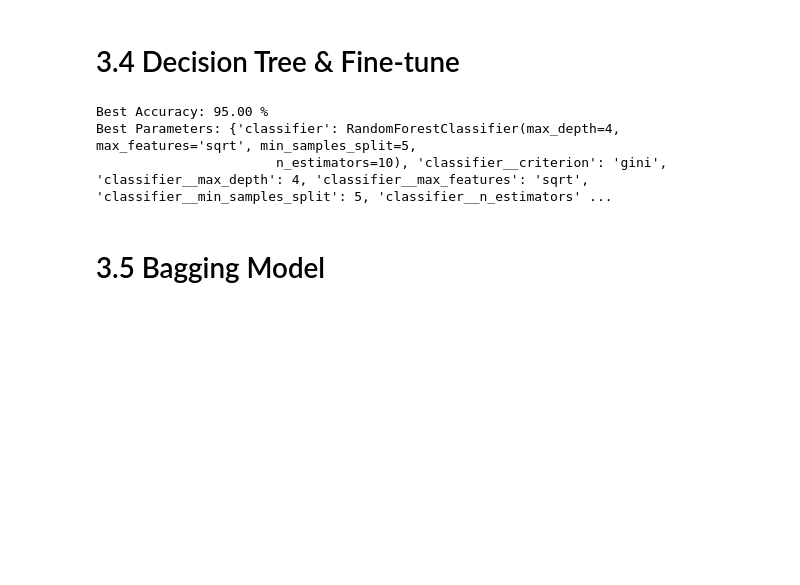
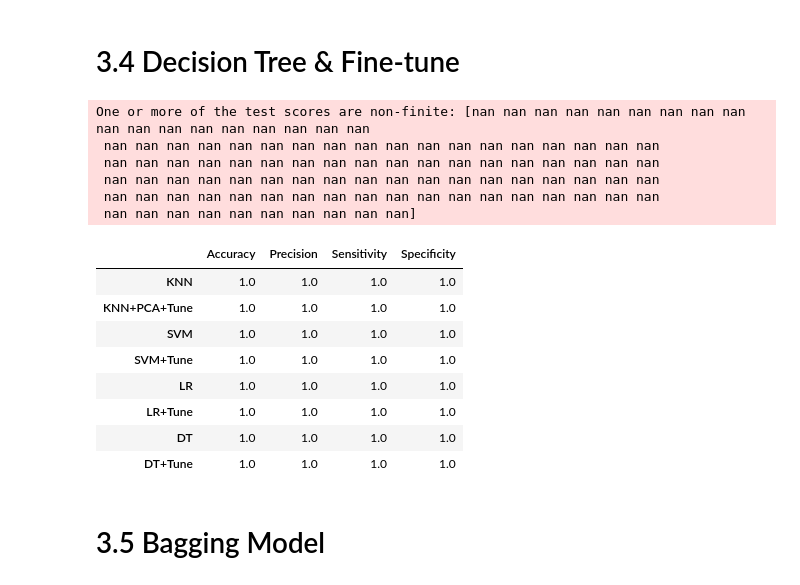
Before and after one commit to mohammadRahimi1993/BigData, a Jupyter notebook: Iris.ipynb, the cells around one changed output. Cells and saved outputs as stored; diff of their text form; code cells hidden in the pictures; blank space fills up the shorter version.

```diff
--- a/Iris.ipynb
+++ b/Iris.ipynb
@@ -635,29 +631,58 @@ weighted avg       0.98      0.98      0.98        50
 # %% [markdown]
 # 3.4 Decision Tree & Fine-tune
-# %%
-from sklearn.ensemble import RandomForestClassifier
-from sklearn.pipeline import Pipeline
-pipe = Pipeline([('classifier',RandomForestClassifier())])
-## You can also the other classifier like by creating another dictionary inside grid_params.
-grid_params = [{'classifier':[RandomForestClassifier()],
-                'classifier__n_estimators' : [10,20,30,40,50,60,70,80,90,100],
-                'classifier__criterion' : ["gini","entropy"],
-                'classifier__max_depth' : [2,4,6,8,10],
-                'classifier__min_samples_split':[5,4,6,7,8],
-                'classifier__max_features':['auto', 'sqrt', 'log2']
-                }]
-
-grid_search = GridSearchCV(pipe, grid_params, cv=5, verbose=0,n_jobs=-1,scoring="accuracy")
-
-grid_search.fit(x_train,y_train)
-best_accuracy = grid_search.best_score_
-best_parameters = grid_search.best_params_
-print("Best Accuracy: {:.2f} %".format(best_accuracy*100))
-print("Best Parameters:", best_parameters)
-# %% [output]
-Best Accuracy: 95.00 %
-Best Parameters: {'classifier': RandomForestClassifier(max_depth=4, max_features='sqrt', min_samples_split=5,
-                       n_estimators=10), 'classifier__criterion': 'gini', 'classifier__max_depth': 4, 'classifier__max_features': 'sqrt', 'classifier__min_samples_split': 5, 'classifier__n_estimators' ...
+# %%
+from sklearn.model_selection import StratifiedKFold
+tree = DecisionTreeClassifier(max_depth = 3, random_state = 3030)
+hyperparam_space = {
+    'criterion': ['gini', 'entropy'],
+    'splitter': ['best', 'random'],
+    'max_depth': [3, 5, 7, 9, 11],
+    'min_samples_leaf': [3, 9, 13, 15, 17],
+    'class_weight': ['balanced'],
+    'random_state': [3030]
+}
+
+grid = GridSearchCV(
+                tree,
+                param_grid = hyperparam_space,
+                cv = StratifiedKFold(n_splits = 5),
+                scoring = 'recall',
+                n_jobs = -1)
+
+grid.fit(x_train, y_train)
+
+y_predict_test = grid.predict(x_test)
+cm_test = confusion_matrix(y_test,y_predict_test)
+TN = cm_test[0,0]
+TP = cm_test[1,1]
+FN = cm_test[1,0]
+FP = cm_test[0,1]
+
+model_evaluate=model_evaluate.append(pd.DataFrame({
+       'Accuracy':(TN+TP)/(TP+TN+FP+FN),
+       'Precision':TP/(TP+FP),
+       'Sensitivity':TP/(TP+FN),
+       'Specificity':TN/(TN+FP)
+        },
+
+index=["DT+Tune"]))
+model_evaluate
+# %% [output]
+One or more of the test scores are non-finite: [nan nan nan nan nan nan nan nan nan nan nan nan nan nan nan nan nan nan
+ nan nan nan nan nan nan nan nan nan nan nan nan nan nan nan nan nan nan
+ nan nan nan nan nan nan nan nan nan nan nan nan nan nan nan nan nan nan
+ nan nan nan nan nan nan nan nan nan nan nan nan nan nan nan nan nan nan
+ nan nan nan nan nan nan nan nan nan nan nan nan nan nan nan nan nan nan
+ nan nan nan nan nan nan nan nan nan nan]
+|  | Accuracy | Precision | Sensitivity | Specificity |
+| KNN | 1.0 | 1.0 | 1.0 | 1.0 |
+| KNN+PCA+Tune | 1.0 | 1.0 | 1.0 | 1.0 |
+| SVM | 1.0 | 1.0 | 1.0 | 1.0 |
+| SVM+Tune | 1.0 | 1.0 | 1.0 | 1.0 |
+| LR | 1.0 | 1.0 | 1.0 | 1.0 |
+| LR+Tune | 1.0 | 1.0 | 1.0 | 1.0 |
+| DT | 1.0 | 1.0 | 1.0 | 1.0 |
+| DT+Tune | 1.0 | 1.0 | 1.0 | 1.0 |
 # %% [markdown]
 # 3.5 Bagging Model
 # %%
```
Also changed, not shown: parts of 13 cells of this notebook.
